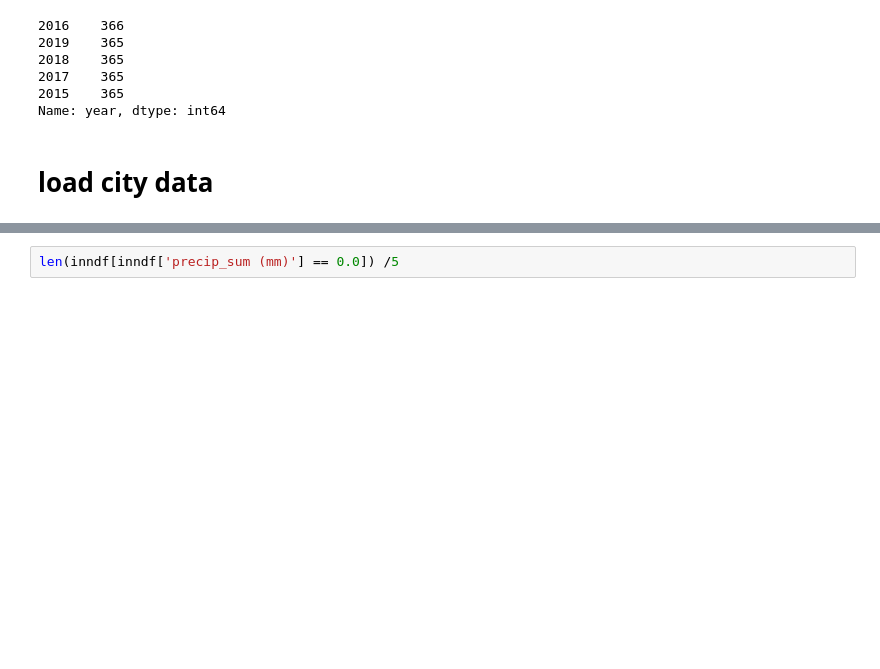
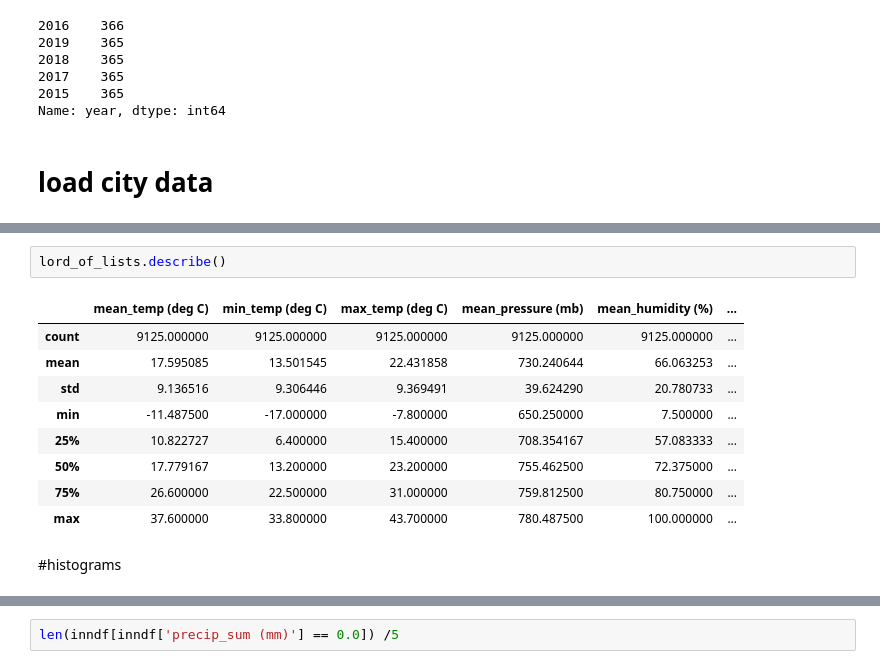
Before and after one commit to dwhew/data_science, a Jupyter notebook: weather.ipynb, the cells around one changed output, grey strips where cells are left out. Cells and saved outputs as stored; diff of their text form; blank space fills up the shorter version.

```diff
--- a/weather.ipynb
+++ b/weather.ipynb
@@ -83,0 +103,14 @@ tehdf = pd.read_csv(r'https://raw.githubusercontent.com/ds4geo/ds4geo/master/dat
+# %%
+lord_of_lists.describe()
+# %% [output]
+|  | mean_temp (deg C) | min_temp (deg C) | max_temp (deg C) | mean_pressure (mb) | mean_humidity (%) | ... |
+| count | 9125.000000 | 9125.000000 | 9125.000000 | 9125.000000 | 9125.000000 | ... |
+| mean | 17.595085 | 13.501545 | 22.431858 | 730.240644 | 66.063253 | ... |
+| std | 9.136516 | 9.306446 | 9.369491 | 39.624290 | 20.780733 | ... |
+| min | -11.487500 | -17.000000 | -7.800000 | 650.250000 | 7.500000 | ... |
+| 25% | 10.822727 | 6.400000 | 15.400000 | 708.354167 | 57.083333 | ... |
+| 50% | 17.779167 | 13.200000 | 23.200000 | 755.462500 | 72.375000 | ... |
+| 75% | 26.600000 | 22.500000 | 31.000000 | 759.812500 | 80.750000 | ... |
+| max | 37.600000 | 33.800000 | 43.700000 | 780.487500 | 100.000000 | ... |
+# %% [markdown]
+#histograms
```
Also changed, not shown: parts of 24 cells of this notebook.
